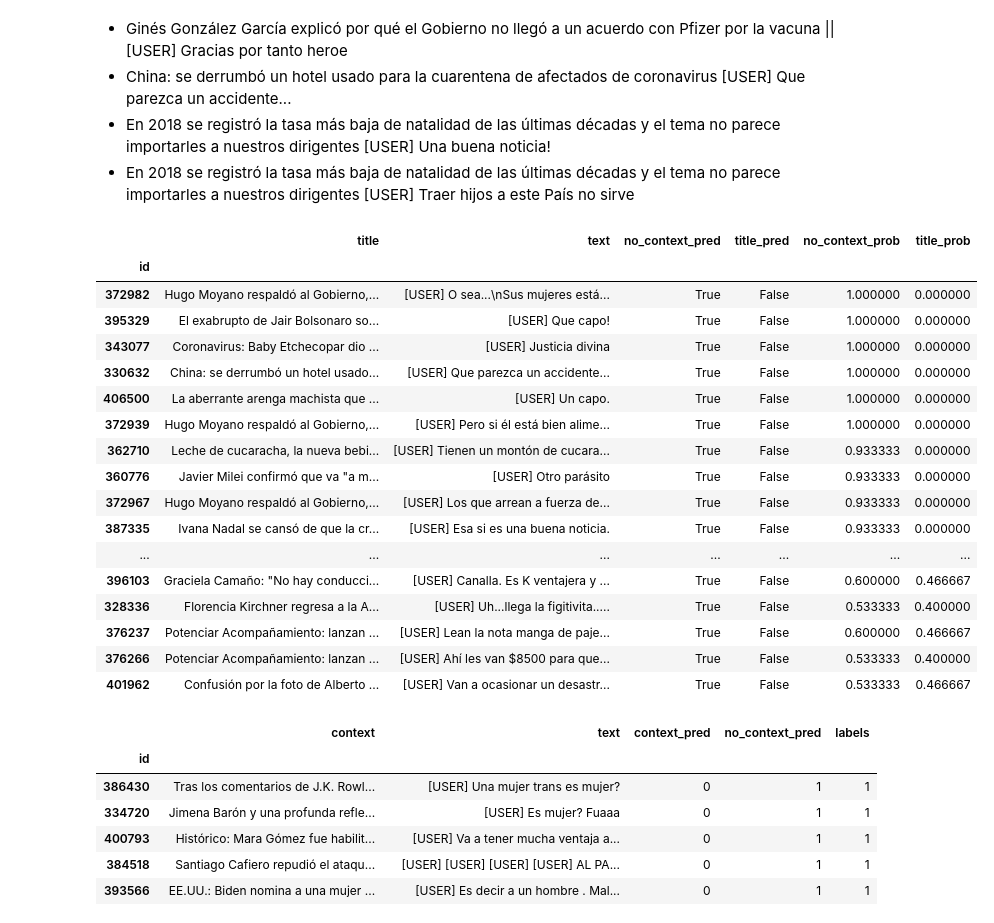
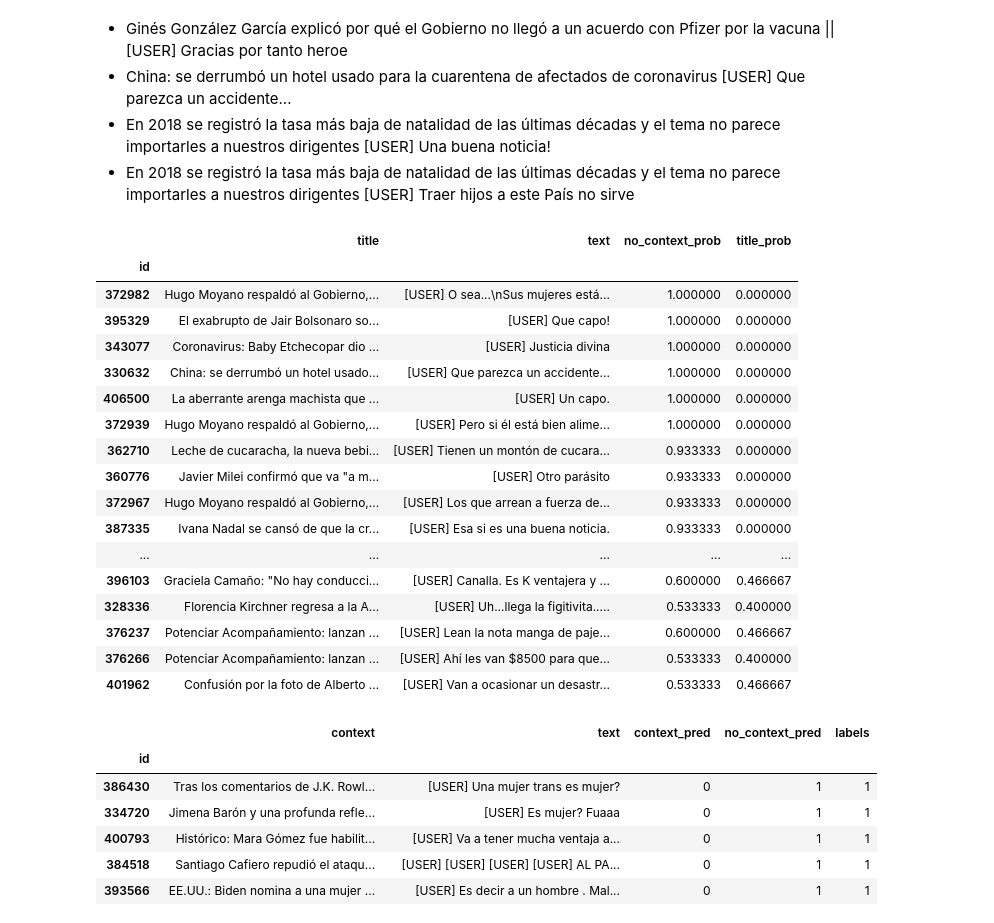
Before and after one commit to finiteautomata/contextualized-hatespeech-classification, a Jupyter notebook: notebooks/Where context helps.ipynb, the cells around one changed output. Drawn from its saved outputs; the diff is of its cells as text; code cells hidden in the pictures.

```diff
--- a/notebooks/Where context helps.ipynb
+++ b/notebooks/Where context helps.ipynb
@@ -427,29 +416,29 @@ Esto puede ser un subproducto de algunas notas (particularmente aquellas policia
 - En 2018 se registró la tasa más baja de natalidad de las últimas décadas y el tema no parece importarles a nuestros dirigentes [USER] Traer hijos a este País no sirve
 # %%
 not_hateful = not_hateful.copy()
-columns = ["title", "text", "no_context_pred", "title_pred", "no_context_prob", "title_prob"]
+columns = ["title", "text", "no_context_prob", "title_prob"]
 
 not_hateful["diff"] = not_hateful["no_context_prob"] - not_hateful["title_prob"]
 not_hateful[not_hateful["no_context_pred"] == 1].sort_values("diff", ascending=False)[columns]
 # %% [output]
-|  | title | text | no_context_pred | title_pred | no_context_prob | title_prob |
-| id |  |  |  |  |  |  |
-| 372982 | Hugo Moyano respaldó al Gobierno,... | [USER] O sea...\nSus mujeres está... | True | False | 1.000000 | 0.000000 |
-| 395329 | El exabrupto de Jair Bolsonaro so... | [USER] Que capo! | True | False | 1.000000 | 0.000000 |
-| 343077 | Coronavirus: Baby Etchecopar dio ... | [USER] Justicia divina | True | False | 1.000000 | 0.000000 |
-| 330632 | China: se derrumbó un hotel usado... | [USER] Que parezca un accidente... | True | False | 1.000000 | 0.000000 |
-| 406500 | La aberrante arenga machista que ... | [USER] Un capo. | True | False | 1.000000 | 0.000000 |
-| 372939 | Hugo Moyano respaldó al Gobierno,... | [USER] Pero si él está bien alime... | True | False | 1.000000 | 0.000000 |
-| 362710 | Leche de cucaracha, la nueva bebi... | [USER] Tienen un montón de cucara... | True | False | 0.933333 | 0.000000 |
-| 360776 | Javier Milei confirmó que va "a m... | [USER] Otro parásito | True | False | 0.933333 | 0.000000 |
-| 372967 | Hugo Moyano respaldó al Gobierno,... | [USER] Los que arrean a fuerza de... | True | False | 0.933333 | 0.000000 |
-| 387335 | Ivana Nadal se cansó de que la cr... | [USER] Esa si es una buena noticia. | True | False | 0.933333 | 0.000000 |
-| ... | ... | ... | ... | ... | ... | ... |
-| 396103 | Graciela Camaño: "No hay conducci... | [USER] Canalla. Es K ventajera y ... | True | False | 0.600000 | 0.466667 |
-| 328336 | Florencia Kirchner regresa a la A... | [USER] Uh...llega la figitivita..... | True | False | 0.533333 | 0.400000 |
-| 376237 | Potenciar Acompañamiento: lanzan ... | [USER] Lean la nota manga de paje... | True | False | 0.600000 | 0.466667 |
-| 376266 | Potenciar Acompañamiento: lanzan ... | [USER] Ahí les van $8500 para que... | True | False | 0.533333 | 0.400000 |
-| 401962 | Confusión por la foto de Alberto ... | [USER] Van a ocasionar un desastr... | True | False | 0.533333 | 0.466667 |
+|  | title | text | no_context_prob | title_prob |
+| id |  |  |  |  |
+| 372982 | Hugo Moyano respaldó al Gobierno,... | [USER] O sea...\nSus mujeres está... | 1.000000 | 0.000000 |
+| 395329 | El exabrupto de Jair Bolsonaro so... | [USER] Que capo! | 1.000000 | 0.000000 |
+| 343077 | Coronavirus: Baby Etchecopar dio ... | [USER] Justicia divina | 1.000000 | 0.000000 |
+| 330632 | China: se derrumbó un hotel usado... | [USER] Que parezca un accidente... | 1.000000 | 0.000000 |
+| 406500 | La aberrante arenga machista que ... | [USER] Un capo. | 1.000000 | 0.000000 |
+| 372939 | Hugo Moyano respaldó al Gobierno,... | [USER] Pero si él está bien alime... | 1.000000 | 0.000000 |
+| 362710 | Leche de cucaracha, la nueva bebi... | [USER] Tienen un montón de cucara... | 0.933333 | 0.000000 |
+| 360776 | Javier Milei confirmó que va "a m... | [USER] Otro parásito | 0.933333 | 0.000000 |
+| 372967 | Hugo Moyano respaldó al Gobierno,... | [USER] Los que arrean a fuerza de... | 0.933333 | 0.000000 |
+| 387335 | Ivana Nadal se cansó de que la cr... | [USER] Esa si es una buena noticia. | 0.933333 | 0.000000 |
+| ... | ... | ... | ... | ... |
+| 396103 | Graciela Camaño: "No hay conducci... | [USER] Canalla. Es K ventajera y ... | 0.600000 | 0.466667 |
+| 328336 | Florencia Kirchner regresa a la A... | [USER] Uh...llega la figitivita..... | 0.533333 | 0.400000 |
+| 376237 | Potenciar Acompañamiento: lanzan ... | [USER] Lean la nota manga de paje... | 0.600000 | 0.466667 |
+| 376266 | Potenciar Acompañamiento: lanzan ... | [USER] Ahí les van $8500 para que... | 0.533333 | 0.400000 |
+| 401962 | Confusión por la foto de Alberto ... | [USER] Van a ocasionar un desastr... | 0.533333 | 0.466667 |
 # %%
 lgbti_hateful = hateful[hateful["LGBTI"] > 0]
 
```
Also changed, not shown: parts of 4 cells of this notebook, 37 other files.
